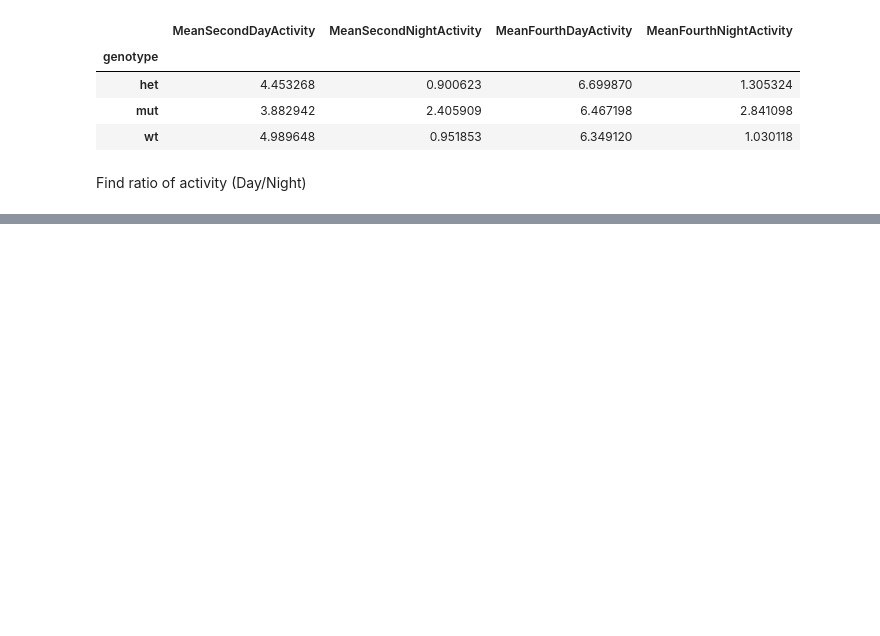
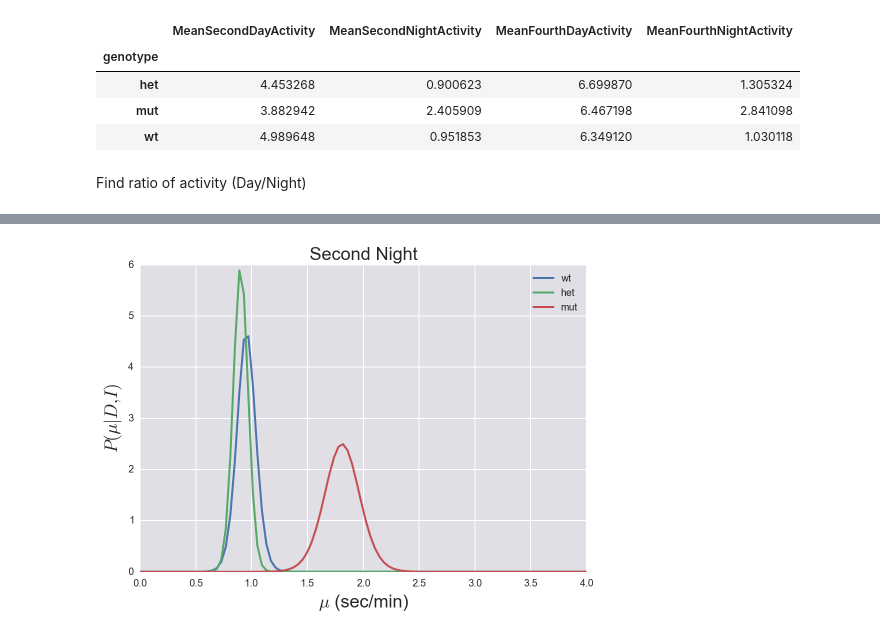
Before and after one commit to shashank-gandhi/DataAnalysisHomeworkRepository, a Jupyter notebook: Homework2/ShashankJupyterNotebook.ipynb, the cells around one changed output, grey strips where cells are left out. Cells and saved outputs as stored; diff of their text form; code cells hidden in the pictures; blank space fills up the shorter version.

```diff
--- a/Homework2/ShashankJupyterNotebook.ipynb
+++ b/Homework2/ShashankJupyterNotebook.ipynb
@@ -159,0 +275,16 @@ AttributeError: 'DataFrame' object has no attribute 'zeit'
+# %%
+mu = np.linspace(0.0, 4.0,100)
+
+post_wt= student_t(mu,FilteredCombinedSleepData.MeanSecondNightActivity[FilteredCombinedSleepData.genotype=="wt"])
+post_het= student_t(mu,FilteredCombinedSleepData.MeanSecondNightActivity[FilteredCombinedSleepData.genotype=="het"])
+post_mut= student_t(mu,FilteredCombinedSleepData.MeanSecondNightActivity[FilteredCombinedSleepData.genotype=="mut"])
+
+plt.plot(mu, post_wt)
+plt.plot(mu, post_het)
+plt.plot(mu, post_mut)
+plt.xlabel(r'$\mu$ (sec/min)')
+plt.ylabel(r'$P(\mu|D,I)$')
+plt.title("Second Night")
+lg = plt.legend(('wt', 'het', 'mut'), loc='upper right')
+# %% [output]
+[figure, added]
```
Also changed, not shown: parts of 29 cells of this notebook.
